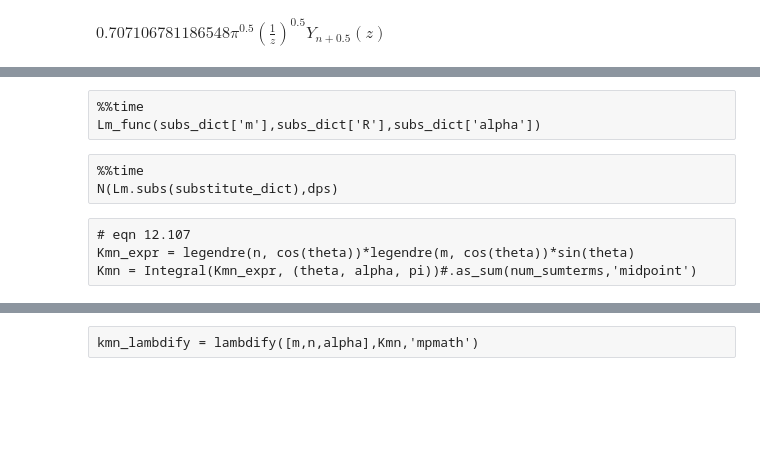
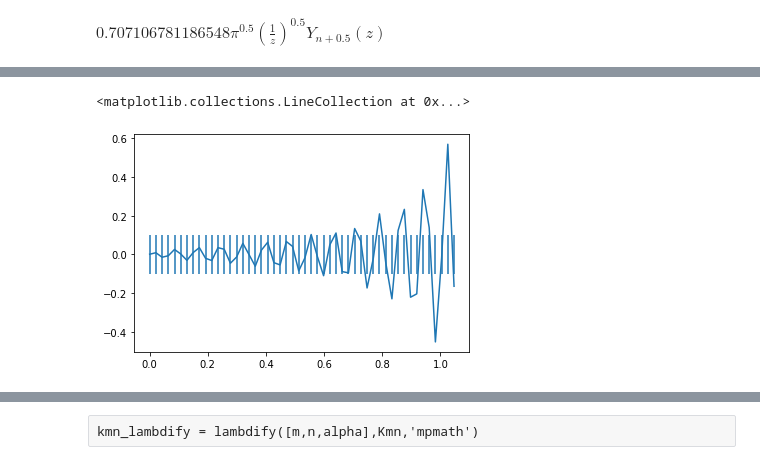
Before and after one commit to thejasvibr/bat_beamshapes, a Jupyter notebook: bat_beamshapes/workshop/understanding delays.ipynb, the cells around one changed output, grey strips where cells are left out. Cells and saved outputs as stored; diff of their text form; code cells hidden in the pictures; blank space fills up the shorter version.

```diff
--- a/bat_beamshapes/workshop/understanding delays.ipynb
+++ b/bat_beamshapes/workshop/understanding delays.ipynb
@@ -28,12 +28,12 @@ import numpy as np
 from symengine import *
 import sympy
 from sympy import jn,yn ,symbols, legendre, sin, cos, tan, summation, I, oo, diff, pi, sqrt
-from sympy import factor_terms, Matrix, besselj, bessely
+from sympy import factor_terms, Matrix, besselj, bessely, Piecewise
 from sympy import Abs, lambdify, integrate, expand,integrate, Integral
 from sympy.printing.theanocode import theano_function
 from sympy.utilities.autowrap import autowrap
 #import tqdm
-x, alpha, gamma, k, m,n,p, r1, R, theta, z = symbols('x alpha gamma k m n p r1 R theta,z')
+x, alpha, gamma, index, k, m,n,p, r1, R, theta, y, z = symbols('x alpha gamma index k m n p r1 R theta,y,z')
 from sympy import N, cse
 
 from sympy.printing.theanocode import theano_function
@@ -69,10 +62,16 @@ Lm.subs(subs_dict).doit()
-# %% [raw]
-%%time
-Lm_func(subs_dict['m'],subs_dict['R'],subs_dict['alpha'])
-# %% [raw]
-%%time
-N(Lm.subs(substitute_dict),dps)
-# %% [raw]
-# eqn 12.107
-Kmn_expr = legendre(n, cos(theta))*legendre(m, cos(theta))*sin(theta)
-Kmn = Integral(Kmn_expr, (theta, alpha, pi))#.as_sum(num_sumterms,'midpoint')
+# %%
+Lm_expr = legendre(m,cos(theta))*(r1**2/R**2)*tan(theta)
+
+Lm = Integral(Lm_expr, (theta,0,alpha)).as_sum(50)#.doit(meijerg=True)
+# %%
+Lmexpr_func = lambdify([m, R, alpha,theta], Lm_expr, 'mpmath')
+Lm_func = lambdify([m, R, alpha], Lm, 'mpmath')
+# %%
+thetas = np.linspace(0,np.pi/3,50)
+lmfunc = [Lmexpr_func(80,subs_dict['R'],subs_dict['alpha'],each) for each in thetas]
+plt.figure()
+plt.plot(thetas, lmfunc)
+plt.vlines(thetas,-0.1,0.1)
+# %% [output]
+<matplotlib.collections.LineCollection at 0x...>
+[figure, added]
```
Also changed, not shown: parts of 18 cells of this notebook.
